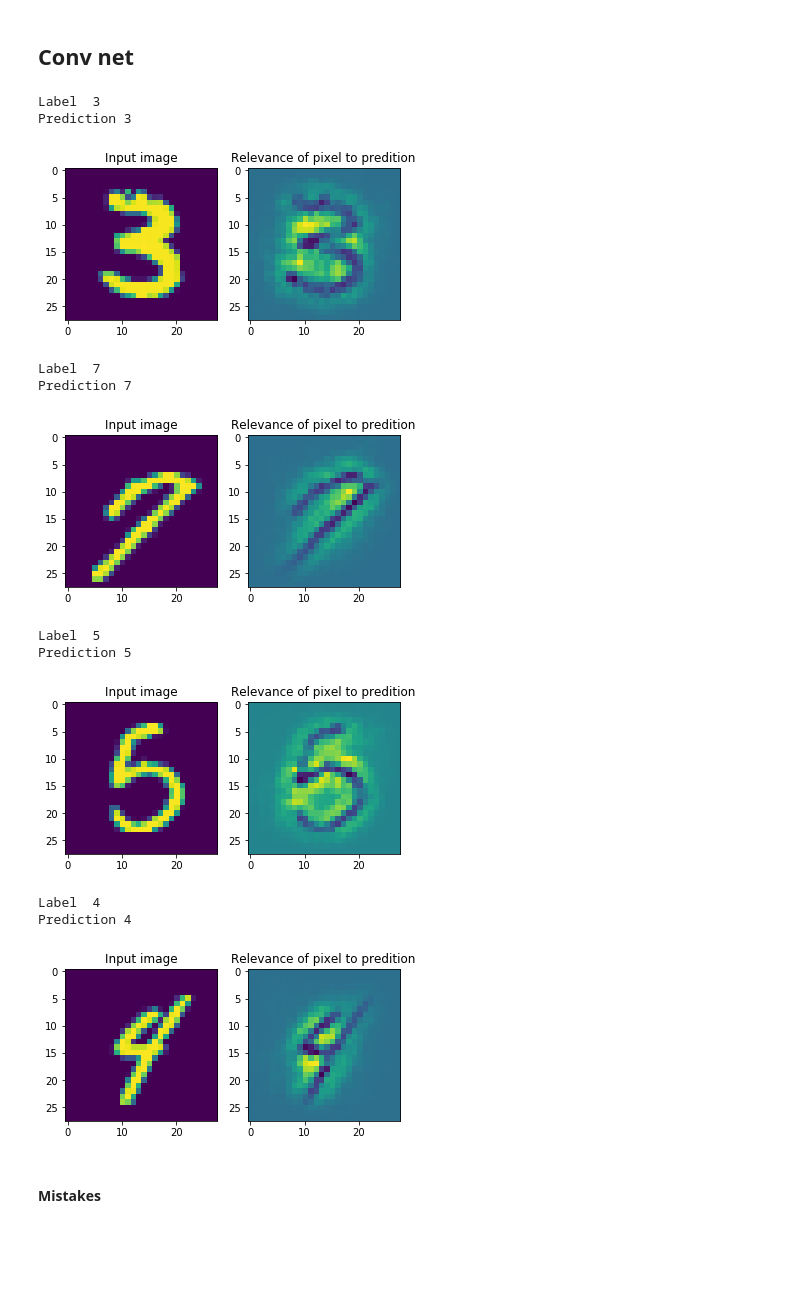
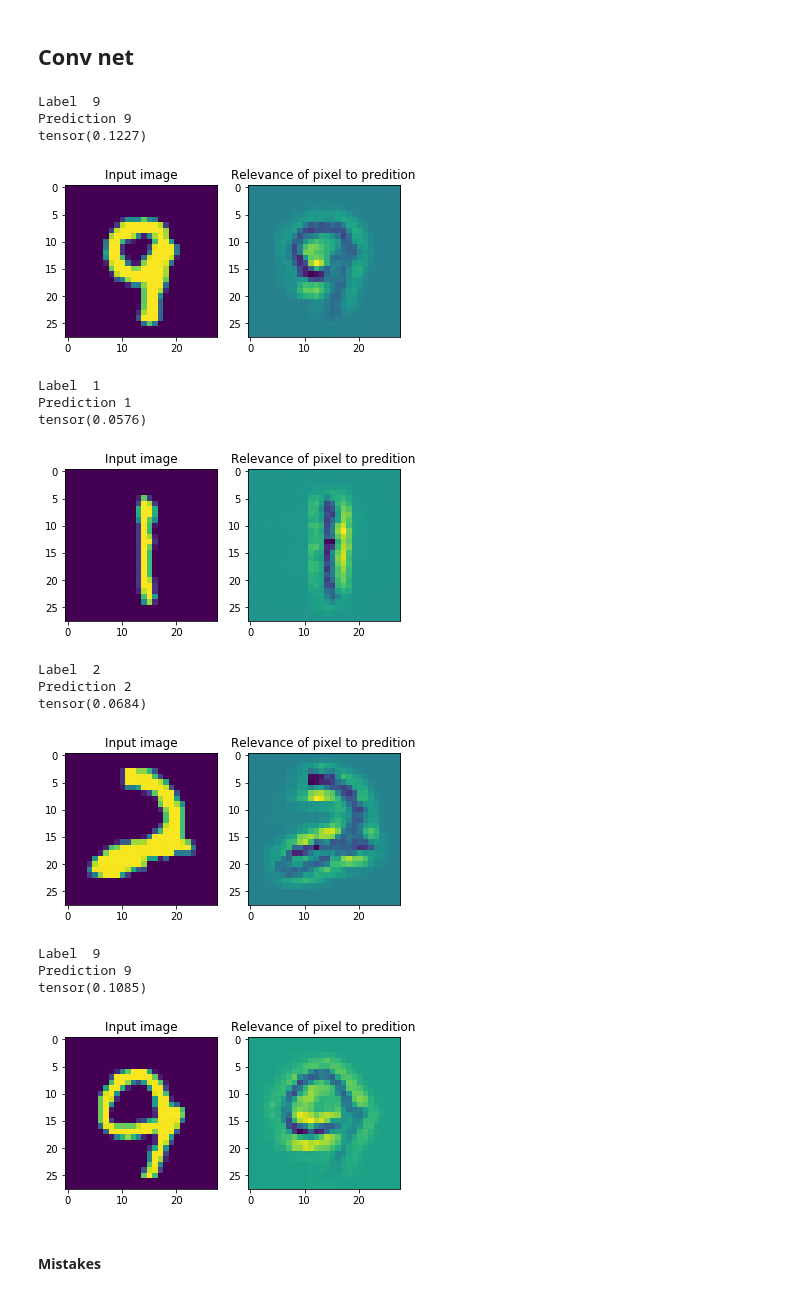
Before and after one commit to dmitrysarov/LRP_decomposition, a Jupyter notebook: LRP_notebook.ipynb, the cells around one changed output. Cells and saved outputs as stored; diff of their text form; code cells hidden in the pictures; blank space fills up the shorter version.

```diff
--- a/LRP_notebook.ipynb
+++ b/LRP_notebook.ipynb
@@ -14,6 +16,11 @@ import json
 from train_mnist_model import Net as ConvNet
 from train_resnet_model import model as resnet
 from LRP import LRP
+# %%
+def norm_tensor(tensor):
+    tensor = tensor - tensor.min()
+    tensor = tensor / tensor.max()
+    return tensor
 # %% [markdown]
 ![image.png](attachment:image.png)
 # %% [markdown]
@@ -35,37 +42,42 @@ test_loader = torch.utils.data.DataLoader(
   torchvision.datasets.MNIST('/files/', train=False, download=True,
                              transform=torchvision.transforms.Compose([
                                torchvision.transforms.ToTensor(),
-                               torchvision.transforms.Normalize(
-                                 (0.1307,), (0.3081,))
+#                                torchvision.transforms.Normalize(
+#                                  (0.1307,), (0.3081,))
                              ])),
   batch_size=1, shuffle=True)
 # %%
 for num, (image, label) in enumerate(test_loader):
     if num > 3:
         break
     print('Label ', label.item())
     output = lrp.forward(image)
     print('Prediction', output.argmax().item())
     _, ax = plt.subplots(1,2)
     ax[0].imshow(image.squeeze())
     ax[0].title.set_text('Input image')
     relevance = lrp(output)
-    ax[1].imshow(relevance.squeeze())
+    print(relevance.abs().mean())
+    ax[1].imshow(norm_tensor(relevance).squeeze())
     ax[1].title.set_text('Relevance of pixel to predition')
     plt.show()
 # %% [output]
-Label  3
-Prediction 3
+Label  9
+Prediction 9
+tensor(0.1227)
-[figure, old version]
+[figure, new version]
-Label  7
-Prediction 7
+Label  1
+Prediction 1
+tensor(0.0576)
-[figure, old version]
+[figure, new version]
-Label  5
-Prediction 5
+Label  2
+Prediction 2
+tensor(0.0684)
-[figure, old version]
+[figure, new version]
-Label  4
-Prediction 4
+Label  9
+Prediction 9
+tensor(0.1085)
-[figure, old version]
+[figure, new version]
 # %% [markdown]
 #### Mistakes
 # %%
```
Also changed, not shown: parts of 6 cells of this notebook, 3 other files.
